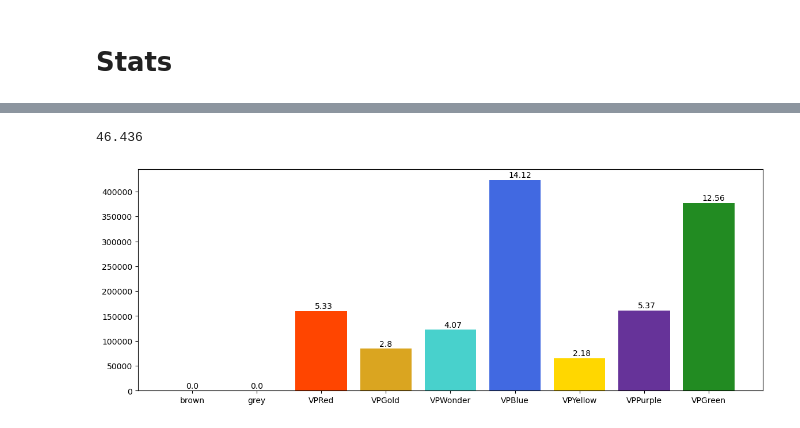
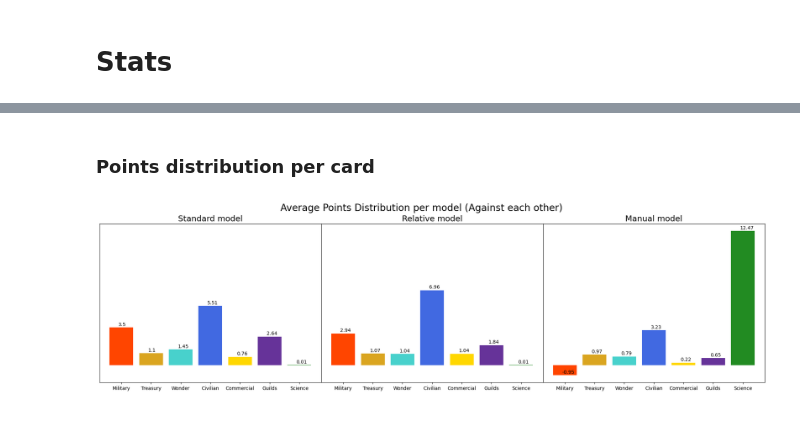
Before and after one commit to Jakotibodos/SIMPLE, a Jupyter notebook: app/analysis.ipynb, the cells around one changed output, grey strips where cells are left out. Cells and saved outputs as stored; diff of their text form; code cells hidden in the pictures.

```diff
--- a/app/analysis.ipynb
+++ b/app/analysis.ipynb
@@ -117,9 +127,9 @@ def rowify(dict,game_id, player):
 # %%
-def fetch_results(player = "all"):
-    game_results = pd.DataFrame(columns= ["game_id","player","win","wonder","tableau","color_count","points"])
-    for filename in os.listdir('./results/3_medium_green_10000'):
+def fetch_results(folder_name, player = "all"):
+    game_results = pd.DataFrame(columns= ["game_id","player","win","wonder","stages_played","tableau","color_count","points"])
+    for filename in os.listdir('./results/'+folder_name):
         if filename.endswith('.json'):
-            with open("./results/3_medium_green_10000/"+filename, 'r') as file:
+            with open("./results/"+folder_name+"/"+filename, 'r') as file:
                 data_list = json.load(file)
                 game_results = append_game_results(player,data_list, game_results)
     return game_results
@@ -142,0 +136,7 @@ games
+# %%
+one_games = fetch_results("1v1v1_10000", player = "all")
+two_games = fetch_results("2v2v2_10000", player = "all")
+three_games = fetch_results("3_medium_green_10000", player = "all")
+versus_games = fetch_results("1v2v3_10000", player = "all")
+# %%
+games = one_games
@@ -188,31 +299,31 @@ plt.bar(colors_used.keys(), colors_used.values(),color=colors_scheme);
+# %% [markdown]
+### Points distribution per card
 # %%
-points_color_scheme = ["sienna","silver","orangered","goldenrod","mediumturquoise","royalblue","gold","rebeccapurple","forestgreen"]
+points_earned = [{"VPRed":0,"VPGold":0,"VPWonder":0,"VPBlue":0,"VPYellow":0,"VPPurple":0,"VPGreen":0},
+                 {"VPRed":0,"VPGold":0,"VPWonder":0,"VPBlue":0,"VPYellow":0,"VPPurple":0,"VPGreen":0},
+                 {"VPRed":0,"VPGold":0,"VPWonder":0,"VPBlue":0,"VPYellow":0,"VPPurple":0,"VPGreen":0}]
+models = ["Standard model","Relative model","Manual model"]
 
-points_earned = {"brown":0,
-              "grey":0,
-              "VPRed":0,
-              "VPGold":0,
-              "VPWonder":0,
-              "VPBlue":0,
-              "VPYellow":0,
-              "VPPurple":0,
-              "VPGreen":0}
-
-for row in games.iterrows():
+for row in versus_games.iterrows():
     points = row[1]["points"]
     for ptype,count in points.items():
         if ptype != "total":
-            points_earned[ptype] += count
+            points_earned[row[1]['player']][ptype] += count
 
-fig = plt.figure(figsize=(14,5));
-plt.bar(points_earned.keys(), points_earned.values(),color=points_color_scheme);
+fig, axes = plt.subplots(1,3,figsize=(25,6),sharey=True);
+fig.suptitle("Average Points Distribution per model (Against each other)", fontsize = 20)
 
-total = 0
-for i, count in enumerate(points_earned.values()):
-    plt.text(i-0.1,count+5000,str(round(count/30000,2)));
-    total += count
 
-print(total/30000)
+
+for i,ax in enumerate(axes):
+    ax.bar(["Military","Treasury","Wonder","Civilian","Commercial","Guilds","Science"], points_earned[i].values(),color=points_color_scheme);
+    ax.set_title(models[i], fontsize = 17)
+    total = 0
+    for j, count in enumerate(points_earned[i].values()):
+        ax.text(j-0.1,count+5000,str(round(count/30000,2)));
+        total += count
+    ax.get_yaxis().set_visible(False)
+
+plt.subplots_adjust(wspace=0, hspace=0)
 # %% [output]
-46.436
-[figure, old version]
+[figure, new version]
```
Also changed, not shown: parts of 28 cells of this notebook, 32 other files.
